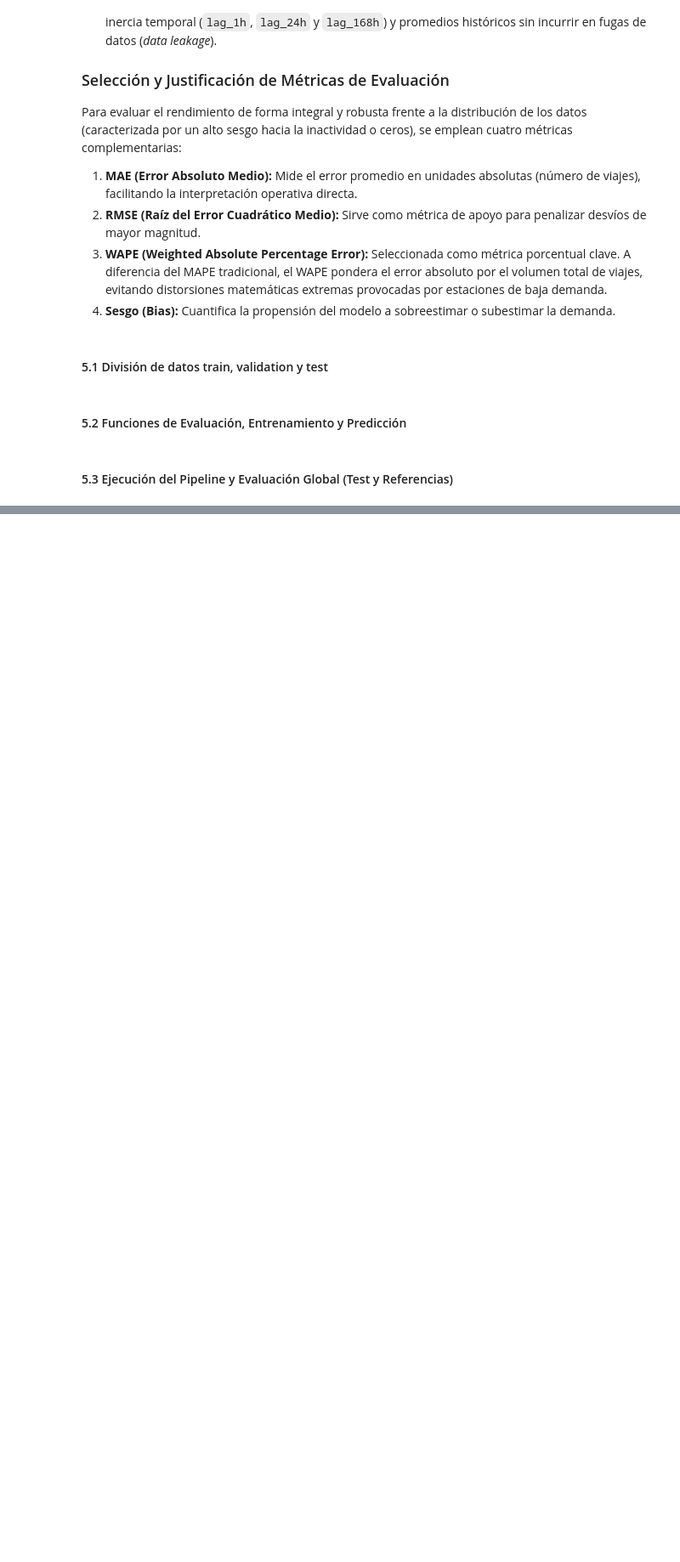
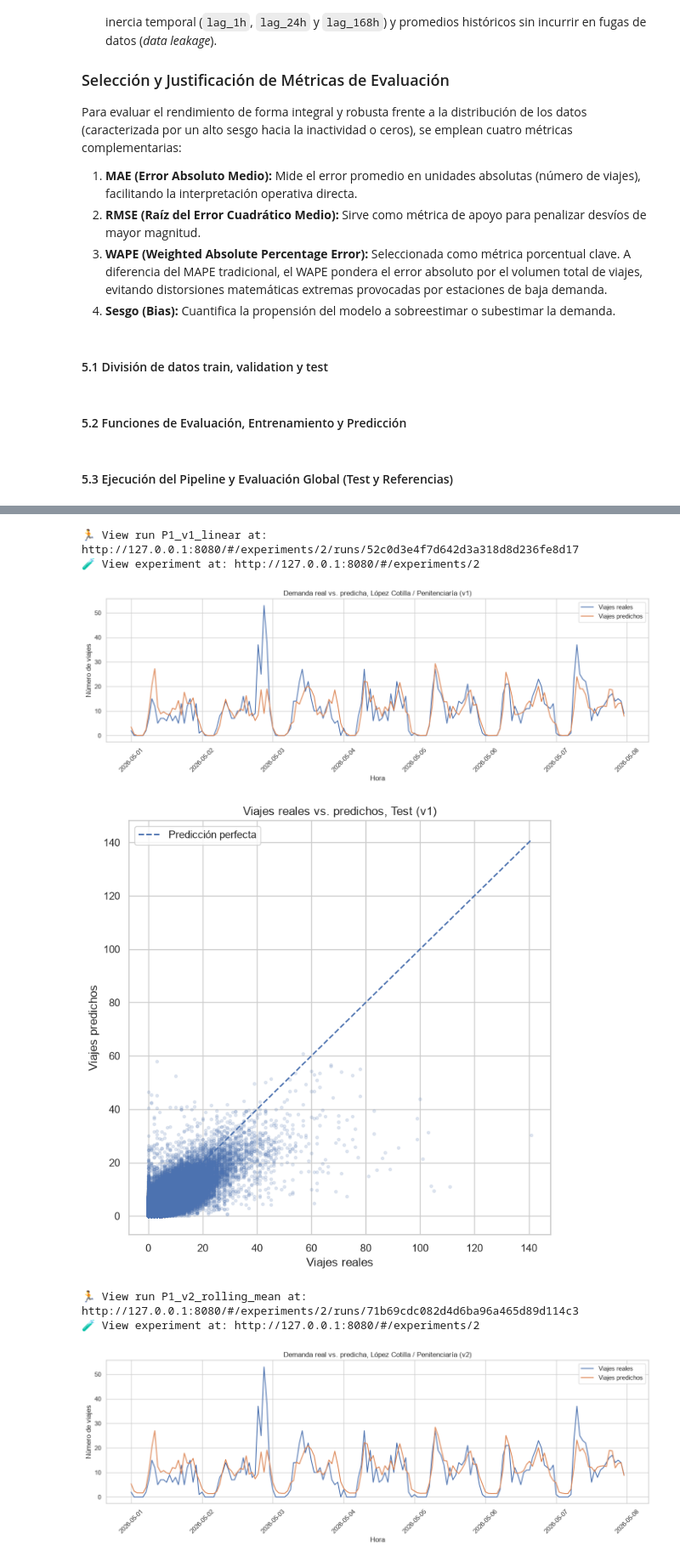
Before and after one commit to ariosi86/pruebasEquipo20, a Jupyter notebook: notebooks/1.0-mga-demanda-p1.ipynb, the cells around one changed output, grey strips where cells are left out. Shown at 85% size. Cells and saved outputs as stored; diff of their text form; code cells hidden in the pictures; blank space fills up the shorter version.

```diff
--- a/notebooks/1.0-mga-demanda-p1.ipynb
+++ b/notebooks/1.0-mga-demanda-p1.ipynb
@@ -1273,0 +911,11 @@ Experimento: mibici-equipo20
+# %%
+df_train, df_val, df_test = temporal_train_val_test_split(df_p1)
+splits = {"Train": df_train, "Validación": df_val, "Test": df_test}
+# %%
+target = "target_next_hour"
+
+features_final = [
+    "lag_1h", "lag_24h", "lag_168h",
+    "target_hour_sin", "target_hour_cos", "target_is_weekend",
+]
+features_v2 = features_final + ["rolling_3h", "rolling_168h"]
@@ -1273,0 +1011,19 @@ Experimento: mibici-equipo20
+# %%
+# Reglas fijas: no entrenan nada; usan los rezagos como predicción
+ingenuos = {
+    "naive_persistencia":      lambda d: d["lag_1h"],
+    "naive_lag_24h":           lambda d: d["lag_24h"],
+    "naive_lag_168h":          lambda d: d["lag_168h"],
+    "naive_promedio_24h_168h": lambda d: (d["lag_24h"] + d["lag_168h"]) / 2,
+}
+
+resumen = []
+for nombre, regla in ingenuos.items():
+    preds = {n: (d, regla(d).to_numpy()) for n, d in splits.items()}
+    tabla = tabla_metricas(preds)
+    tabla_est = metricas_por_estacion(df_test, preds["Test"][1])
+    registrar_run(
+        f"P1_{nombre}", {**params_base, "modelo": nombre, "variables_predictoras": "ninguna (regla fija)"},
+        {**tags_base, "version": nombre}, tabla, tabla_est,
+    )
+    resumen.append({"modelo": nombre, **tabla.set_index("conjunto").loc["Test"].to_dict()})
@@ -1273,0 +1086,14 @@ Experimento: mibici-equipo20
+# %%
+modelo_v1, tabla_v1, est_v1, run_v1 = correr_modelo("P1_v1_linear", features_final, "v1")
+modelo_v2, tabla_v2, est_v2, run_v2 = correr_modelo("P1_v2_rolling_mean", features_v2, "v2")
+
+for n, t in [("v1_lineal", tabla_v1), ("v2_lineal_rolling", tabla_v2)]:
+    resumen.append({"modelo": n, **t.set_index("conjunto").loc["Test"].to_dict()})
+# %% [output]
+🏃 View run P1_v1_linear at: http://127.0.0.1:8080/#/experiments/2/runs/52c0d3e4f7d642d3a318d8d236fe8d17
+🧪 View experiment at: http://127.0.0.1:8080/#/experiments/2
+[figure, added]
+[figure, added]
+🏃 View run P1_v2_rolling_mean at: http://127.0.0.1:8080/#/experiments/2/runs/71b69cdc082d4d6ba96a465d89d114c3
+🧪 View experiment at: http://127.0.0.1:8080/#/experiments/2
+[figure, added]
```
Also changed, not shown: parts of 55 cells of this notebook.
